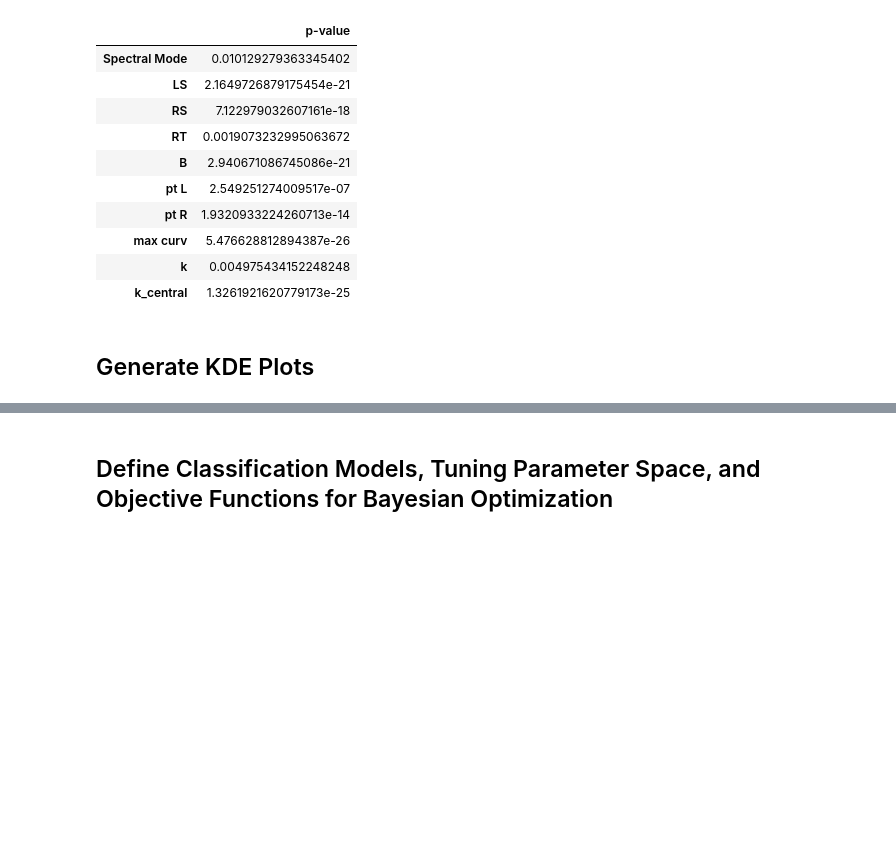
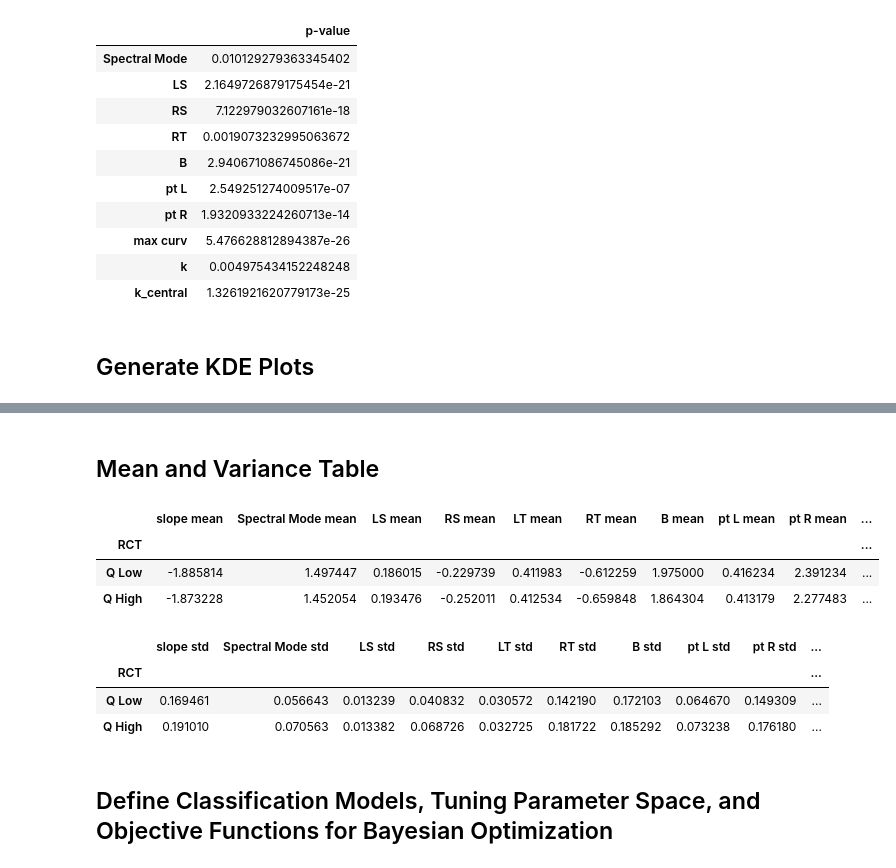
Before and after one commit to dmaywald/MIRS_Multifractal_Analysis, a Jupyter notebook: Reproduce_Results.ipynb, the cells around one changed output, grey strips where cells are left out. Cells and saved outputs as stored; diff of their text form; code cells hidden in the pictures; blank space fills up the shorter version.

Commit message:
Added code generating latex tables

```diff
--- a/Reproduce_Results.ipynb
+++ b/Reproduce_Results.ipynb
@@ -486,0 +488,48 @@ significant_wavelet_features['Lactose_content']
+# %% [markdown]
+## Mean and Variance Table
+# %%
+wavelet_features = ['slope', 'Spectral Mode', 'LS', 'RS', 'LT', 'RT', 'B', 'pt L', 'pt R', 'max curv','k', 'k_central']
+traits = tech_traits+protein_traits+['Lactose_content', 'Urea_Content', 'Fat_content', 'Protein_content']
+wavelet_features_mean_std = dict.fromkeys([(trait,idx) for trait in traits for idx in ['mean', 'std']])
+mean_df_col_names = dict.fromkeys([feat for feat in wavelet_features])
+std_df_col_names = dict.fromkeys([feat for feat in wavelet_features])
+
+for feat in wavelet_features:
+    mean_df_col_names[feat] = feat+' mean'
+    std_df_col_names[feat] = feat+' std'
+
+for trait in traits:
+    y = features_red.loc[:,[trait]]
+    y = y.dropna()
+    y = y[y[trait] != 0]
+    y = remove_outliers(y, [trait], 3)[trait]
+#     print(y)
+    if trait in tech_traits+["Urea_Content", "Fat_content", "Lactose_content"]:
+        y_cat = pd.qcut(y,q = [0,.5,1], labels = ['Q Low', 'Q High'])
+    if trait in protein_traits+["Protein_content"]:
+        y_cat = pd.qcut(y,q = [0,.25,.5,.75,1], labels = ['Q1','Q2','Q3', 'Q4'])
+#     print(y_cat)
+    data = pd.concat([dataset_red.iloc[y_cat.index.tolist()], y_cat], axis= 1)
+#     print(data)
+    data_group = data.groupby(trait)
+    mean_df = data_group.mean()
+    mean_df.rename(columns = mean_df_col_names, inplace = True)
+    std_df = data_group.std()
+    std_df.rename(columns = std_df_col_names, inplace = True)
+
+    wavelet_features_mean_std[trait,'mean'] = mean_df
+    wavelet_features_mean_std[trait,'std'] = std_df
+# %%
+wavelet_features_mean_std['RCT','mean']
+# %% [output]
+|  | slope mean | Spectral Mode mean | LS mean | RS mean | LT mean | RT mean | B mean | pt L mean | pt R mean | ... |
+| RCT |  |  |  |  |  |  |  |  |  | ... |
+| Q Low | -1.885814 | 1.497447 | 0.186015 | -0.229739 | 0.411983 | -0.612259 | 1.975000 | 0.416234 | 2.391234 | ... |
+| Q High | -1.873228 | 1.452054 | 0.193476 | -0.252011 | 0.412534 | -0.659848 | 1.864304 | 0.413179 | 2.277483 | ... |
+# %%
+wavelet_features_mean_std['RCT','std']
+# %% [output]
+|  | slope std | Spectral Mode std | LS std | RS std | LT std | RT std | B std | pt L std | pt R std | ... |
+| RCT |  |  |  |  |  |  |  |  |  | ... |
+| Q Low | 0.169461 | 0.056643 | 0.013239 | 0.040832 | 0.030572 | 0.142190 | 0.172103 | 0.064670 | 0.149309 | ... |
+| Q High | 0.191010 | 0.070563 | 0.013382 | 0.068726 | 0.032725 | 0.181722 | 0.185292 | 0.073238 | 0.176180 | ... |
```
Also changed, not shown: parts of 3 cells of this notebook, 1 other file.
